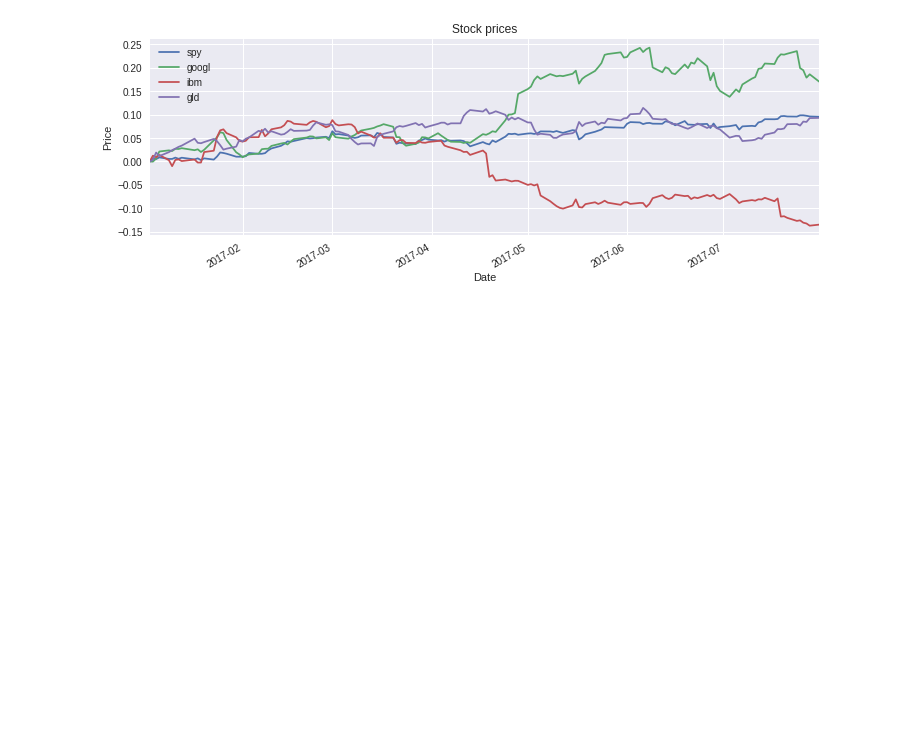
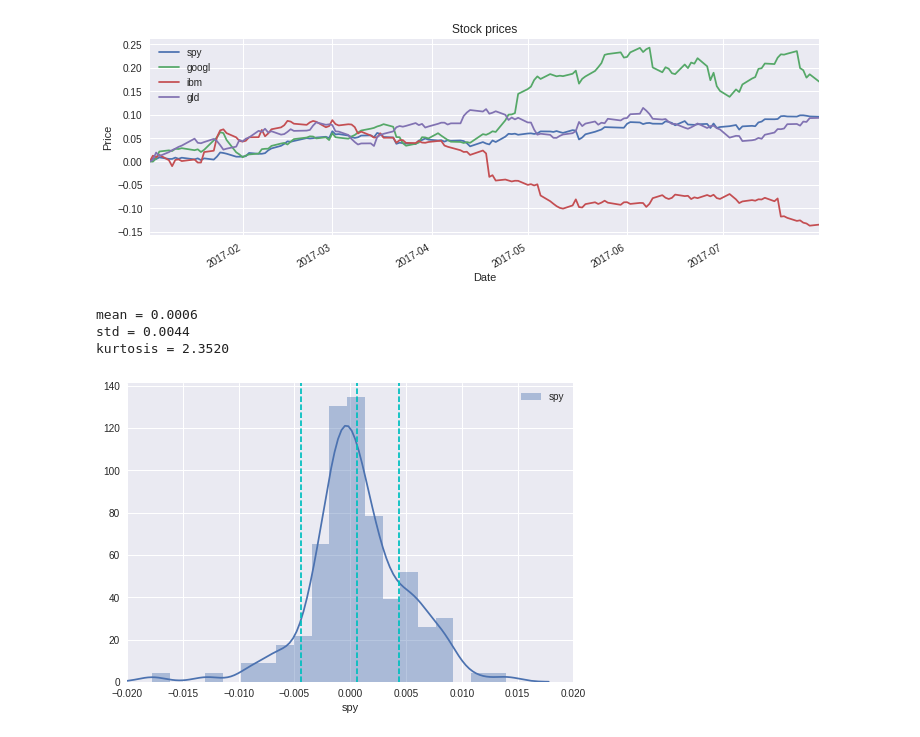
Before and after one commit to angelmtenor/ML4T, a Jupyter notebook: A_Manipulating_Financial_Data.ipynb, the cells around one changed output. Drawn from its saved outputs; the diff is of its cells as text; code cells hidden in the pictures; blank space fills up the shorter version.

Commit message:
feat: Add histograms and scatterplots

```diff
--- a/A_Manipulating_Financial_Data.ipynb
+++ b/A_Manipulating_Financial_Data.ipynb
@@ -104,3 +105,26 @@ cumulative_df = normalized_df - 1
 plot_stock(cumulative_df)
 # %% [output]
 [figure]
+# %%
+# Histograms
+
+mean = daily_returns['spy'].mean()
+std = daily_returns['spy'].std()
+kurtosis = daily_returns['spy'].kurtosis()
+
+sns.distplot(daily_returns['spy'], label='spy')
+plt.xlim(-0.02, 0.02)
+plt.legend()
+
+plt.axvline(mean, color='c', linestyle='dashed')
+plt.axvline(-std, color='c', linestyle='dashed')
+plt.axvline(std, color='c', linestyle='dashed')
+
+print("mean = {:.4f}".format(mean))
+print("std = {:.4f}".format(std))
+print("kurtosis = {:.4f}".format(kurtosis))
+# %% [output]
+mean = 0.0006
+std = 0.0044
+kurtosis = 2.3520
+[figure, added]
```
Also changed, not shown: parts of 4 cells of this notebook.
